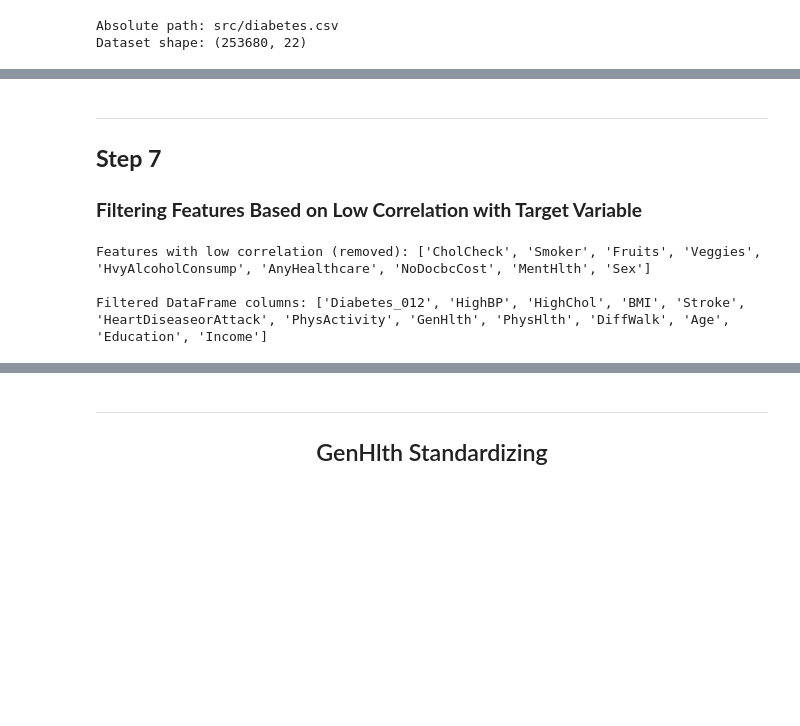
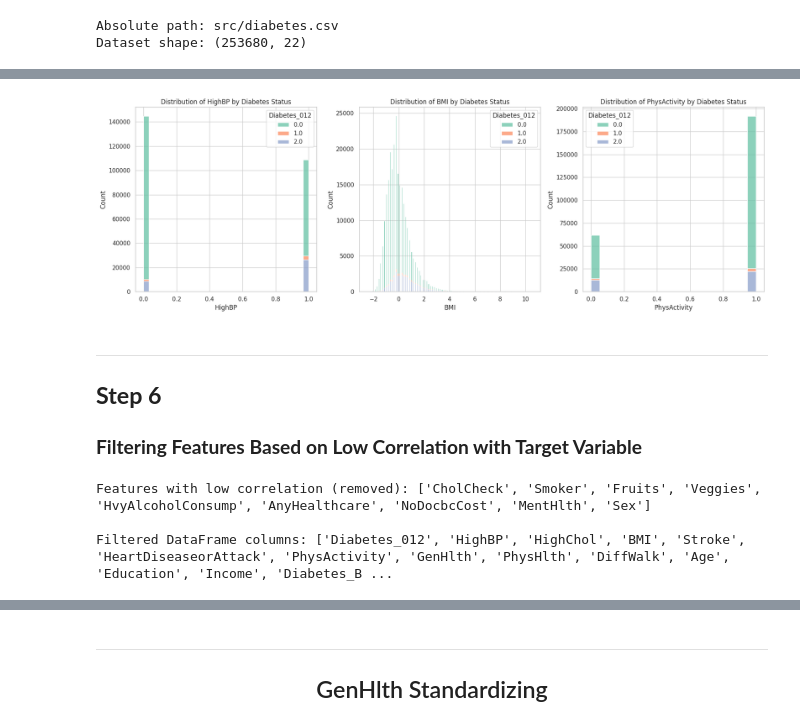
Before and after one commit to imsalione/Diabetes, a Jupyter notebook: diabetes.ipynb, the cells around one changed output, grey strips where cells are left out. Cells and saved outputs as stored; diff of their text form; code cells hidden in the pictures; blank space fills up the shorter version.

```diff
--- a/diabetes.ipynb
+++ b/diabetes.ipynb
@@ -173,10 +110,8 @@ print("\nFeatures:\n", df.columns)
 ### **Replacing Values and Cleaning Column Names**
-# %%
-# Replacing values of 2.0 with 1.0 in the 'Diabetes_012' column
-df.loc[:, 'Diabetes_012'] = df['Diabetes_012'].replace(2.0, 1.0)
-
-# Printing the percentage distribution of binary values after replacement
-print(df['Diabetes_012'].value_counts(normalize=True))
-
-# Removing spaces from column names
-df.columns = df.columns.str.strip().str.replace(" ", "")
+# %%
+# Combine the 'Pre-diabetes' (1) and 'Diabetes' (2) classes into a single 'Diabetes' class
+df['Diabetes_Binary'] = df['Diabetes_012'].replace({1.0: 1, 2.0: 1, 0.0: 0})
+
+# Verify the new distribution of the target variable
+diabetes_binary_distribution = df['Diabetes_Binary'].value_counts(normalize=True) * 100
+diabetes_binary_distribution
@@ -223,6 +166,29 @@ plt.show()
+# %%
+import matplotlib.pyplot as plt
+import seaborn as sns
+
+# Set up the plotting environment
+sns.set(style="whitegrid")
+
+# Define the features to be analyzed
+features = ['HighBP', 'BMI', 'PhysActivity']
+
+# Create a plot for each feature
+fig, axes = plt.subplots(nrows=1, ncols=3, figsize=(18, 6))
+
+for i, feature in enumerate(features):
+    sns.histplot(data=df, x=feature, hue='Diabetes_012', multiple='stack', kde=False, palette="Set2", ax=axes[i])
+    axes[i].set_title(f"Distribution of {feature} by Diabetes Status")
+    axes[i].set_xlabel(f"{feature}")
+    axes[i].set_ylabel("Count")
+
+plt.tight_layout()
+plt.show()
+# %% [output]
+[figure, added]
 # %% [markdown]
 ***
-## **Step 7**
+## **Step 6**
 ### **Filtering Features Based on Low Correlation with Target Variable**
 # %%
 # Calculating the correlation with the target using Pearson correlation coefficient
@@ -243,6 +209,6 @@ print("\nFiltered DataFrame columns:", df_filtered.columns.tolist())
 # %% [output]
 Features with low correlation (removed): ['CholCheck', 'Smoker', 'Fruits', 'Veggies', 'HvyAlcoholConsump', 'AnyHealthcare', 'NoDocbcCost', 'MentHlth', 'Sex']
 
-Filtered DataFrame columns: ['Diabetes_012', 'HighBP', 'HighChol', 'BMI', 'Stroke', 'HeartDiseaseorAttack', 'PhysActivity', 'GenHlth', 'PhysHlth', 'DiffWalk', 'Age', 'Education', 'Income']
+Filtered DataFrame columns: ['Diabetes_012', 'HighBP', 'HighChol', 'BMI', 'Stroke', 'HeartDiseaseorAttack', 'PhysActivity', 'GenHlth', 'PhysHlth', 'DiffWalk', 'Age', 'Education', 'Income', 'Diabetes_B ...
 # %% [markdown]
 ***
```
Also changed, not shown: parts of 30 cells of this notebook.
